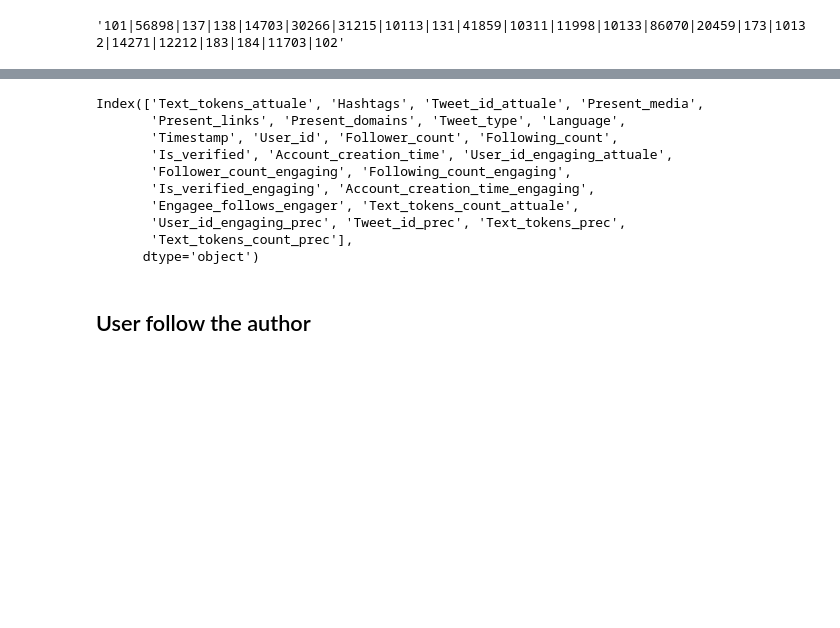
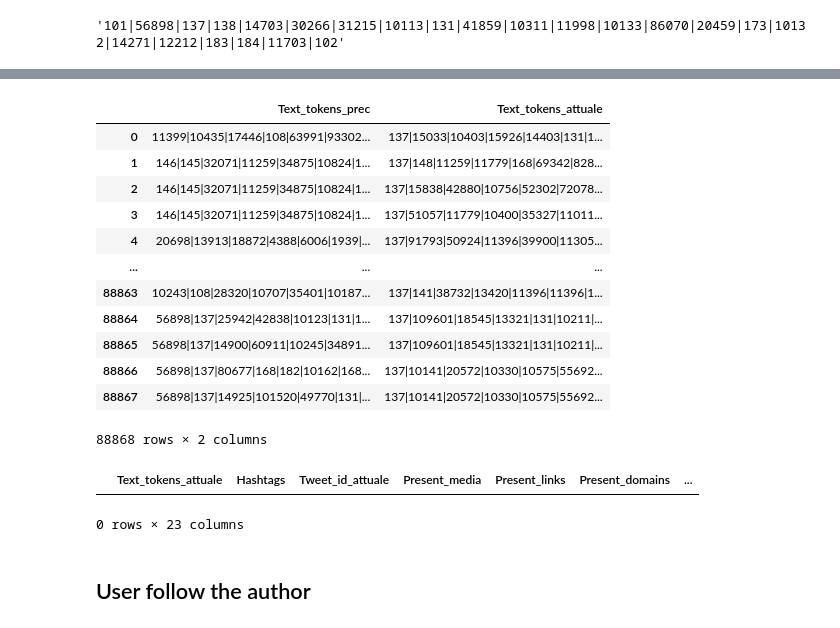
Before and after one commit to andreafiandro/recsys2020, a Jupyter notebook: Notebook/Analisi Validation.ipynb, the cells around one changed output, grey strips where cells are left out. Drawn from its saved outputs; the diff is of its cells as text; code cells hidden in the pictures; blank space fills up the shorter version.

```diff
--- a/Notebook/Analisi Validation.ipynb
+++ b/Notebook/Analisi Validation.ipynb
@@ -306,18 +312,29 @@ Text token list:  [101, 56898, 137, 13785, 11062, 63143, 11679, 131, 3421, 4854,
 # %%
-df_compare = retweet.merge(df_val[['User_id_engaging', 'Tweet_id', 'Text_tokens', 'Text_tokens_count']], left_on='User_id', right_on='User_id_engaging', suffixes=('_attuale', '_prec'))
+df_compare = retweet.merge(df_val[['User_id_engaging', 'Tweet_id', 'Text_tokens']], left_on='User_id', right_on='User_id_engaging', suffixes=('_attuale', '_prec'))
+# %%
+df_compare['Text_tokens_prec'] = df_compare['Text_tokens_prec'].apply(lambda x: x.replace('101|', ''))
+df_compare['Text_tokens_attuale'] = df_compare['Text_tokens_attuale'].apply(lambda x: x.replace('101|56898|', ''))
+# %%
+df_compare[['Text_tokens_prec', 'Text_tokens_attuale']]
+# %% [output]
+|  | Text_tokens_prec | Text_tokens_attuale |
+| 0 | 11399|10435|17446|108|63991|93302... | 137|15033|10403|15926|14403|131|1... |
+| 1 | 146|145|32071|11259|34875|10824|1... | 137|148|11259|11779|168|69342|828... |
+| 2 | 146|145|32071|11259|34875|10824|1... | 137|15838|42880|10756|52302|72078... |
+| 3 | 146|145|32071|11259|34875|10824|1... | 137|51057|11779|10400|35327|11011... |
+| 4 | 20698|13913|18872|4388|6006|1939|... | 137|91793|50924|11396|39900|11305... |
+| ... | ... | ... |
+| 88863 | 10243|108|28320|10707|35401|10187... | 137|141|38732|13420|11396|11396|1... |
+| 88864 | 56898|137|25942|42838|10123|131|1... | 137|109601|18545|13321|131|10211|... |
+| 88865 | 56898|137|14900|60911|10245|34891... | 137|109601|18545|13321|131|10211|... |
+| 88866 | 56898|137|80677|168|182|10162|168... | 137|10141|20572|10330|10575|55692... |
+| 88867 | 56898|137|14925|101520|49770|131|... | 137|10141|20572|10330|10575|55692... |
+88868 rows × 2 columns
 # %%
-df_compare[df_compare['Text_tokens_attuale'] == df_compare['Text_tokens_prec']].columns
+df_compare[df_compare['Text_tokens_attuale'] == df_compare['Text_tokens_prec']]
 # %% [output]
+|  | Text_tokens_attuale | Hashtags | Tweet_id_attuale | Present_media | Present_links | Present_domains | ... |
-Index(['Text_tokens_attuale', 'Hashtags', 'Tweet_id_attuale', 'Present_media',
-       'Present_links', 'Present_domains', 'Tweet_type', 'Language',
-       'Timestamp', 'User_id', 'Follower_count', 'Following_count',
-       'Is_verified', 'Account_creation_time', 'User_id_engaging_attuale',
-       'Follower_count_engaging', 'Following_count_engaging',
-       'Is_verified_engaging', 'Account_creation_time_engaging',
-       'Engagee_follows_engager', 'Text_tokens_count_attuale',
-       'User_id_engaging_prec', 'Tweet_id_prec', 'Text_tokens_prec',
-       'Text_tokens_count_prec'],
-      dtype='object')
+0 rows × 23 columns
 # %% [markdown]
 ## User follow the author
 # %%
```
Also changed, not shown: parts of 3 cells of this notebook, 1 other file.
